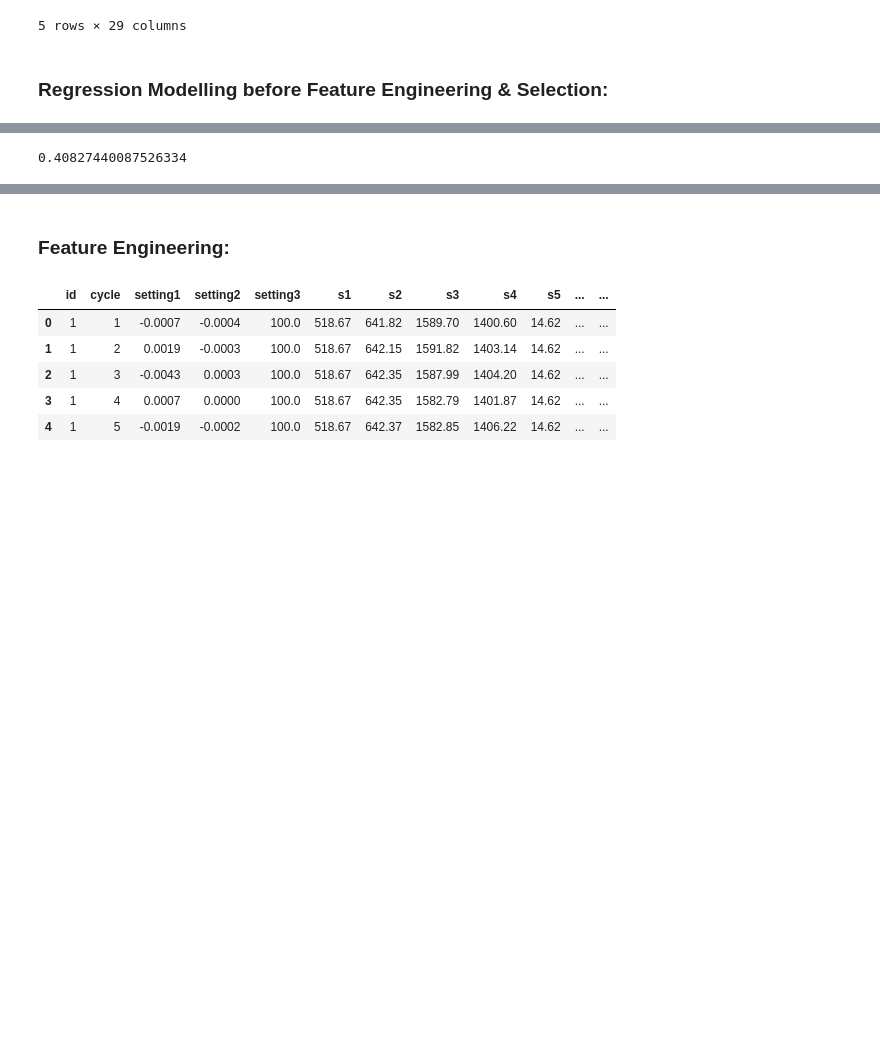
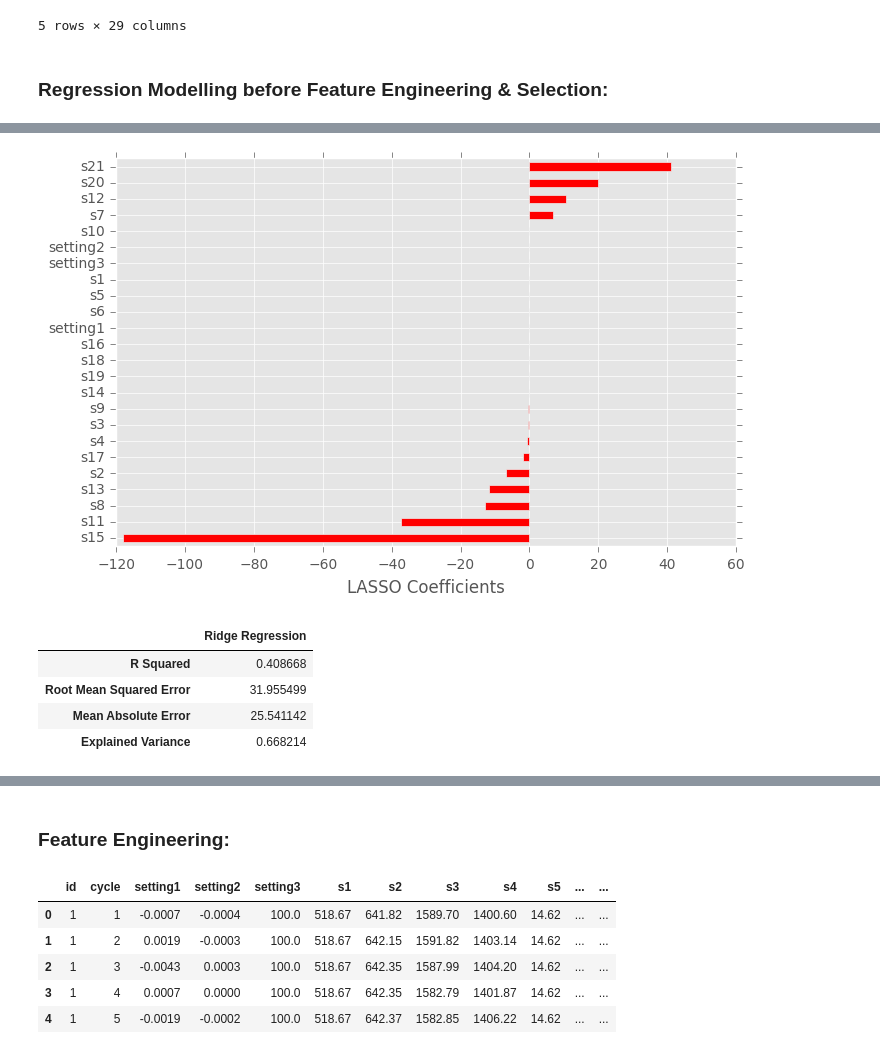
Before and after one commit to Samimust/predictive-maintenance, a Jupyter notebook: Features Engineering and Selection.ipynb, the cells around one changed output, grey strips where cells are left out. Drawn from its saved outputs; the diff is of its cells as text; code cells hidden in the pictures; blank space fills up the shorter version.

```diff
--- a/Features Engineering and Selection.ipynb
+++ b/Features Engineering and Selection.ipynb
@@ -244,8 +301,20 @@ lasso.score(X_test, y_test)
+# %%
+plot_features_weights('LASSO', lasso.coef_, X_train.columns, 'c')
+# %% [output]
+[figure, added]
 # %%
 #try ridge
 
-rdg = linear_model.Ridge()
+rdg = linear_model.Ridge(alpha=0.1)
 rdg.fit(X_train, y_train)
-rdg.score(X_test, y_test)
+
+y_predict = rdg.predict(X_test)
+
+rdg_metrics = get_regression_metrics('Ridge Regression', y_test, y_predict)
+rdg_metrics
 # %% [output]
-0.40827440087526334
+|  | Ridge Regression |
+| R Squared | 0.408668 |
+| Root Mean Squared Error | 31.955499 |
+| Mean Absolute Error | 25.541142 |
+| Explained Variance | 0.668214 |
```
Also changed, not shown: parts of 46 cells of this notebook.
